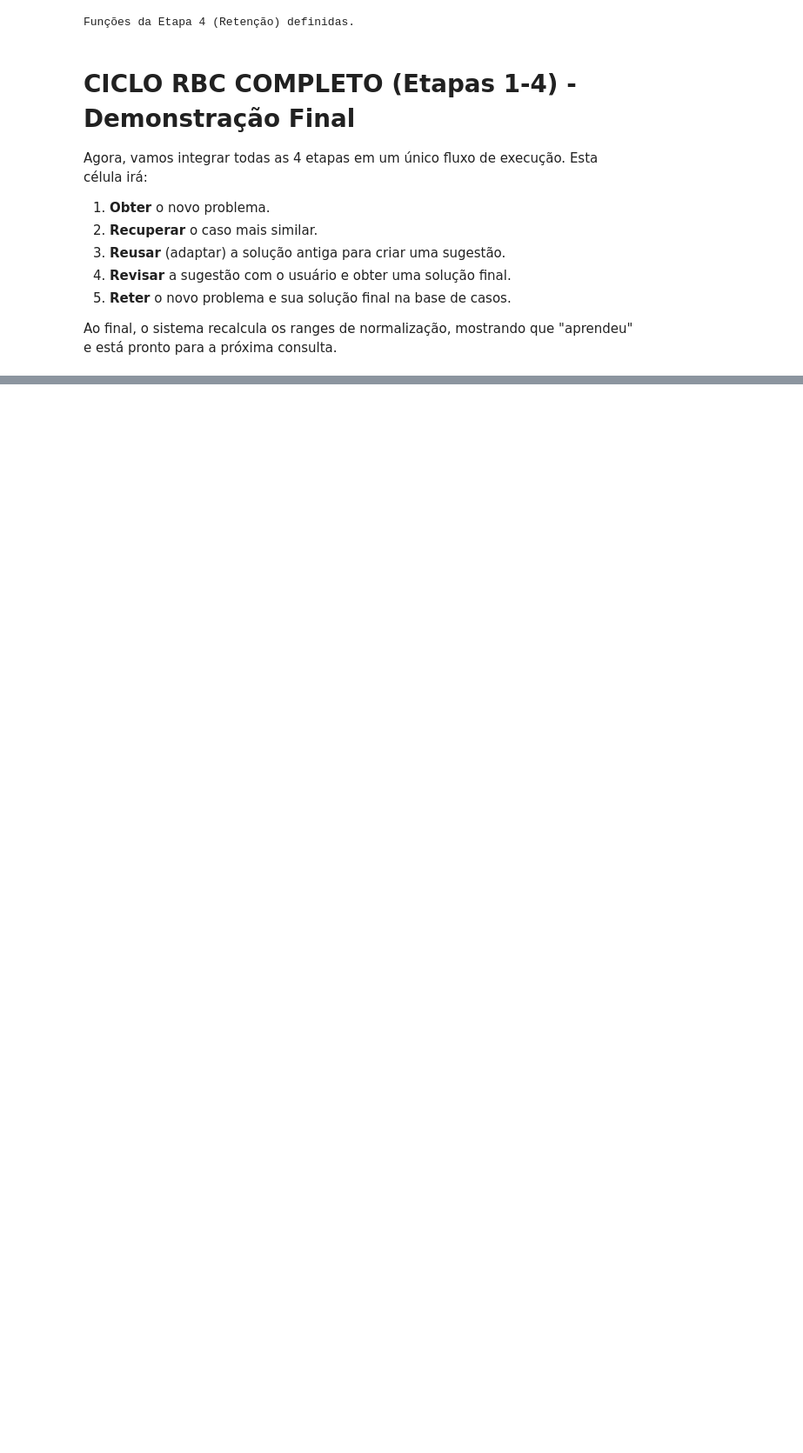
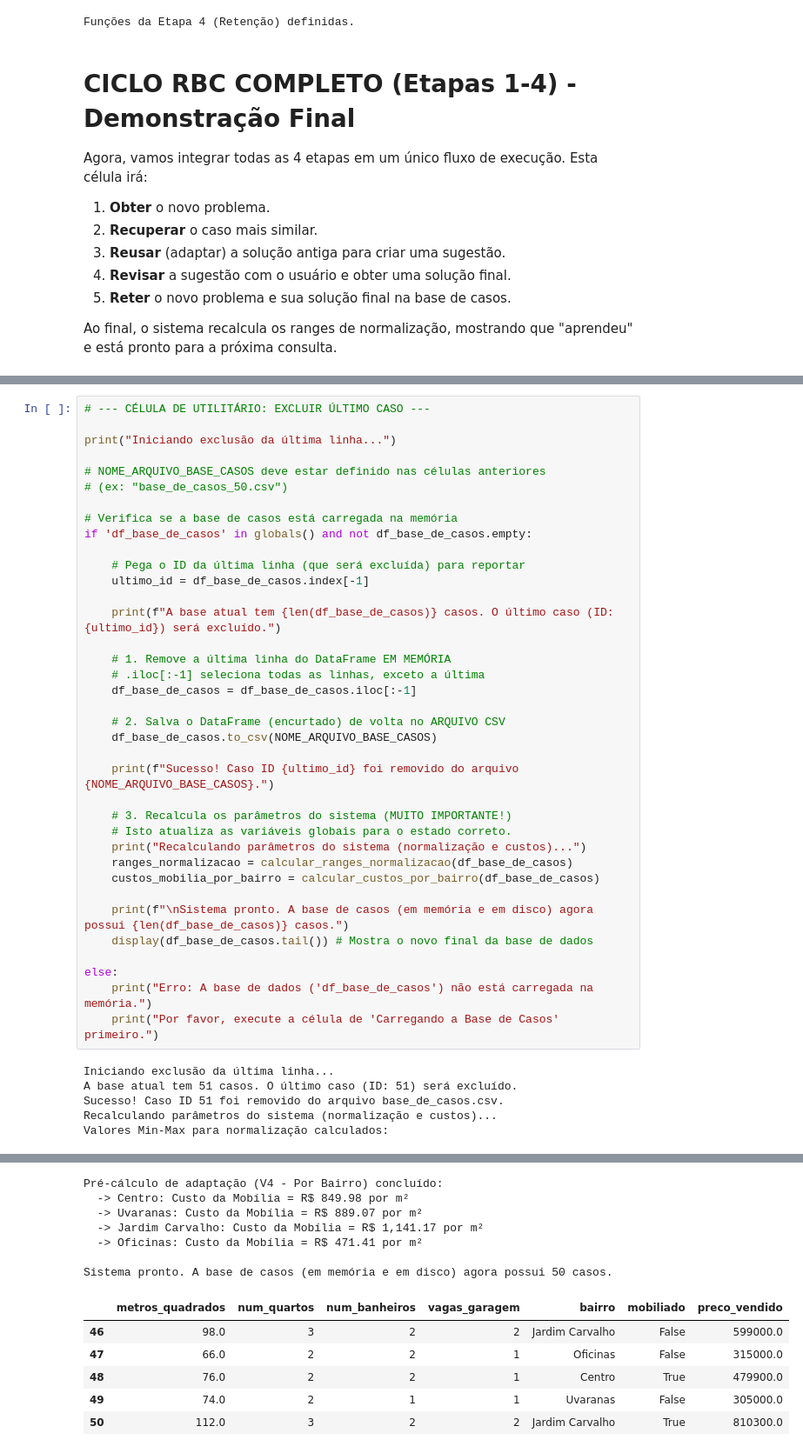
Before and after one commit to artrosisca/avaliacao-imoveis-CBR, a Jupyter notebook: ciclo_RBC.ipynb, the cells around one changed output, grey strips where cells are left out. Shown: that part at 87% size. Drawn from its saved outputs; the diff is of its cells as text; blank space fills up the shorter version.

```diff
--- a/ciclo_RBC.ipynb
+++ b/ciclo_RBC.ipynb
@@ -689,0 +599,43 @@ A base de casos agora possui 18 casos.
+# %%
+# --- CÉLULA DE UTILITÁRIO: EXCLUIR ÚLTIMO CASO ---
+
+print("Iniciando exclusão da última linha...")
+
+# NOME_ARQUIVO_BASE_CASOS deve estar definido nas células anteriores
+# (ex: "base_de_casos_50.csv")
+
+# Verifica se a base de casos está carregada na memória
+if 'df_base_de_casos' in globals() and not df_base_de_casos.empty:
+
+    # Pega o ID da última linha (que será excluída) para reportar
+    ultimo_id = df_base_de_casos.index[-1]
+
+    print(f"A base atual tem {len(df_base_de_casos)} casos. O último caso (ID: {ultimo_id}) será excluído.")
+
+    # 1. Remove a última linha do DataFrame EM MEMÓRIA
+    # .iloc[:-1] seleciona todas as linhas, exceto a última
+    df_base_de_casos = df_base_de_casos.iloc[:-1]
+
+    # 2. Salva o DataFrame (encurtado) de volta no ARQUIVO CSV
+    df_base_de_casos.to_csv(NOME_ARQUIVO_BASE_CASOS)
+
+    print(f"Sucesso! Caso ID {ultimo_id} foi removido do arquivo {NOME_ARQUIVO_BASE_CASOS}.")
+
+    # 3. Recalcula os parâmetros do sistema (MUITO IMPORTANTE!)
+    # Isto atualiza as variáveis globais para o estado correto.
+    print("Recalculando parâmetros do sistema (normalização e custos)...")
+    ranges_normalizacao = calcular_ranges_normalizacao(df_base_de_casos)
+    custos_mobilia_por_bairro = calcular_custos_por_bairro(df_base_de_casos)
+
+    print(f"\nSistema pronto. A base de casos (em memória e em disco) agora possui {len(df_base_de_casos)} casos.")
+    display(df_base_de_casos.tail()) # Mostra o novo final da base de dados
+
+else:
+    print("Erro: A base de dados ('df_base_de_casos') não está carregada na memória.")
+    print("Por favor, execute a célula de 'Carregando a Base de Casos' primeiro.")
+# %% [output]
+Iniciando exclusão da última linha...
+A base atual tem 51 casos. O último caso (ID: 51) será excluído.
+Sucesso! Caso ID 51 foi removido do arquivo base_de_casos.csv.
+Recalculando parâmetros do sistema (normalização e custos)...
+Valores Min-Max para normalização calculados:
@@ -689,0 +647,13 @@ A base de casos agora possui 18 casos.
+Pré-cálculo de adaptação (V4 - Por Bairro) concluído:
+  -> Centro: Custo da Mobília = R$ 849.98 por m²
+  -> Uvaranas: Custo da Mobília = R$ 889.07 por m²
+  -> Jardim Carvalho: Custo da Mobília = R$ 1,141.17 por m²
+  -> Oficinas: Custo da Mobília = R$ 471.41 por m²
+
+Sistema pronto. A base de casos (em memória e em disco) agora possui 50 casos.
+|  | metros_quadrados | num_quartos | num_banheiros | vagas_garagem | bairro | mobiliado | preco_vendido |
+| 46 | 98.0 | 3 | 2 | 2 | Jardim Carvalho | False | 599000.0 |
+| 47 | 66.0 | 2 | 2 | 1 | Oficinas | False | 315000.0 |
+| 48 | 76.0 | 2 | 2 | 1 | Centro | True | 479900.0 |
+| 49 | 74.0 | 2 | 1 | 1 | Uvaranas | False | 305000.0 |
+| 50 | 112.0 | 3 | 2 | 2 | Jardim Carvalho | True | 810300.0 |
```
Also changed, not shown: parts of 11 cells of this notebook, 3 other files.
